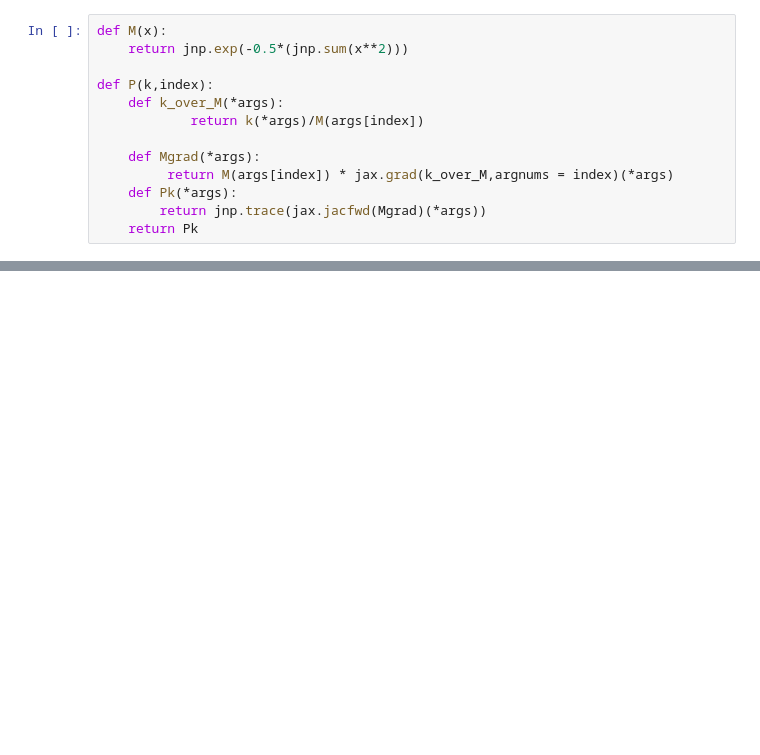
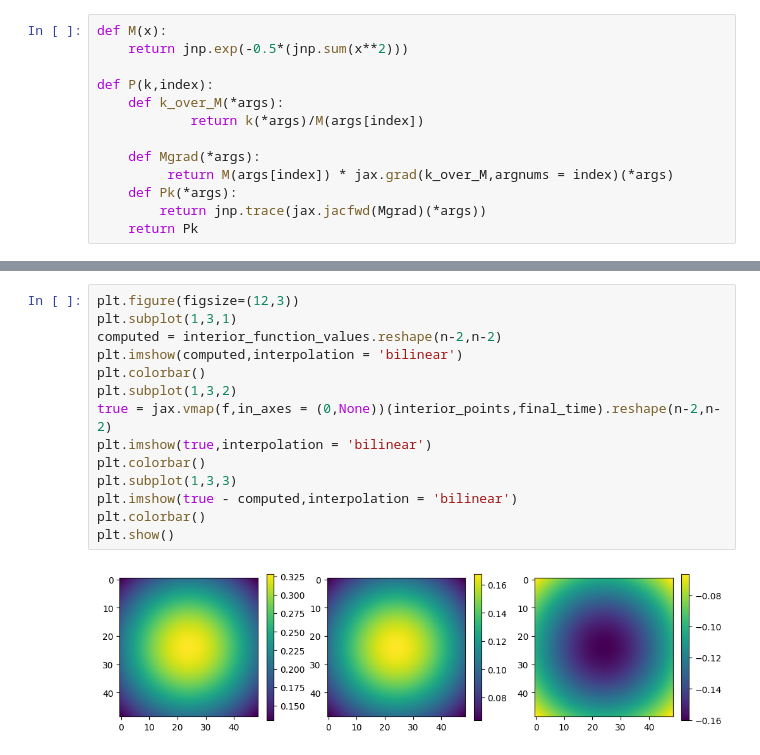
Before and after one commit to TADSGroup/kernelequationlearning, a Jupyter notebook: test_pde.ipynb, the cells around one changed output, grey strips where cells are left out. Saved outputs shown, nothing was run; the diff lists cells and outputs as text; blank space fills up the shorter version.

```diff
--- a/test_pde.ipynb
+++ b/test_pde.ipynb
@@ -110,0 +165,16 @@ plt.show()
+# %%
+plt.figure(figsize=(12,3))
+plt.subplot(1,3,1)
+computed = interior_function_values.reshape(n-2,n-2)
+plt.imshow(computed,interpolation = 'bilinear')
+plt.colorbar()
+plt.subplot(1,3,2)
+true = jax.vmap(f,in_axes = (0,None))(interior_points,final_time).reshape(n-2,n-2)
+plt.imshow(true,interpolation = 'bilinear')
+plt.colorbar()
+plt.subplot(1,3,3)
+plt.imshow(true - computed,interpolation = 'bilinear')
+plt.colorbar()
+plt.show()
+# %% [output]
+[figure, added]
```
Also changed, not shown: parts of 12 cells of this notebook, 1 other file.
